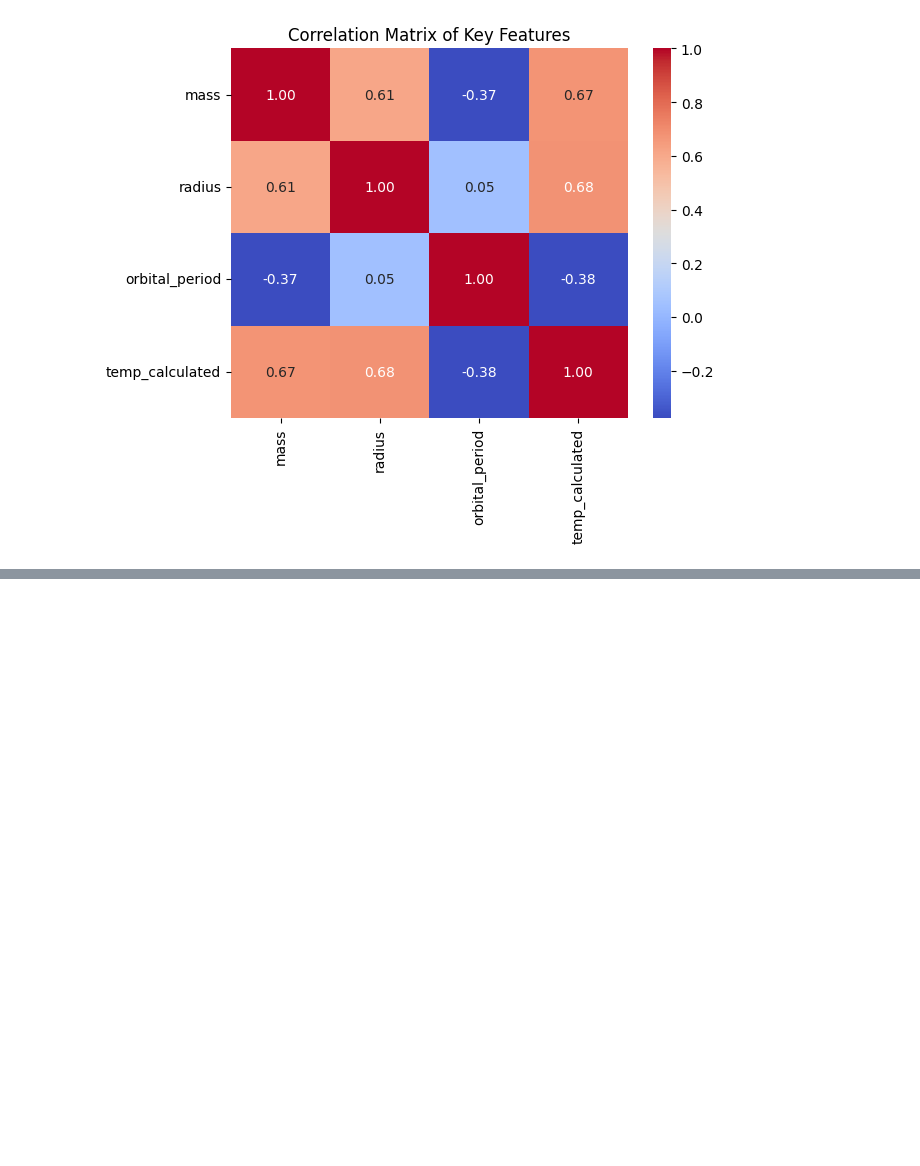
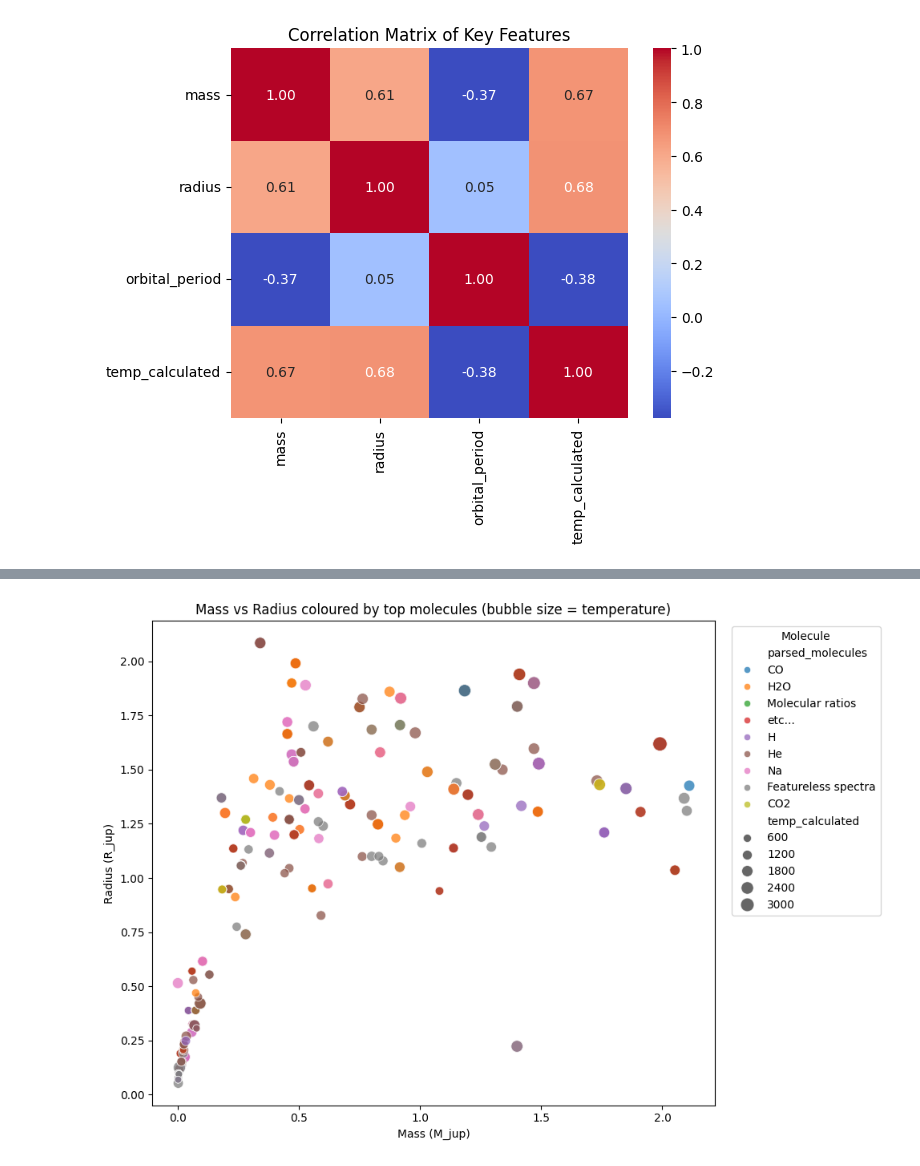
Before and after one commit to Dova-afk/MUCYT_IASCA, a Jupyter notebook: EDA_Exoatmospheres.ipynb, the cells around one changed output, grey strips where cells are left out. Cells and saved outputs as stored; diff of their text form; code cells hidden in the pictures; blank space fills up the shorter version.

```diff
--- a/EDA_Exoatmospheres.ipynb
+++ b/EDA_Exoatmospheres.ipynb
@@ -208,0 +331,29 @@ plt.show()
+# %%
+
+top_molecules = mol_temp_counts.head(9).index.tolist()
+subset = (
+    exoatmos_no_outliers
+    .explode('parsed_molecules')
+    .loc[lambda df: df['parsed_molecules'].isin(top_molecules)]
+)
+
+plt.figure(figsize=(10, 7))
+sns.scatterplot(
+                data=subset,
+                x='mass',
+                y='radius',
+                hue='parsed_molecules',
+                size='temp_calculated',
+                sizes=(40, 160),
+                alpha=0.75,
+                palette='tab10'
+                )
+
+plt.title('Mass vs Radius coloured by top molecules (bubble size = temperature)')
+plt.xlabel('Mass (M_jup)')
+plt.ylabel('Radius (R_jup)')
+plt.legend(title='Molecule', bbox_to_anchor=(1.02, 1), loc='upper left')
+plt.tight_layout()
+plt.show()
+# %% [output]
+[figure, added]
```
Also changed, not shown: parts of 13 cells of this notebook.
